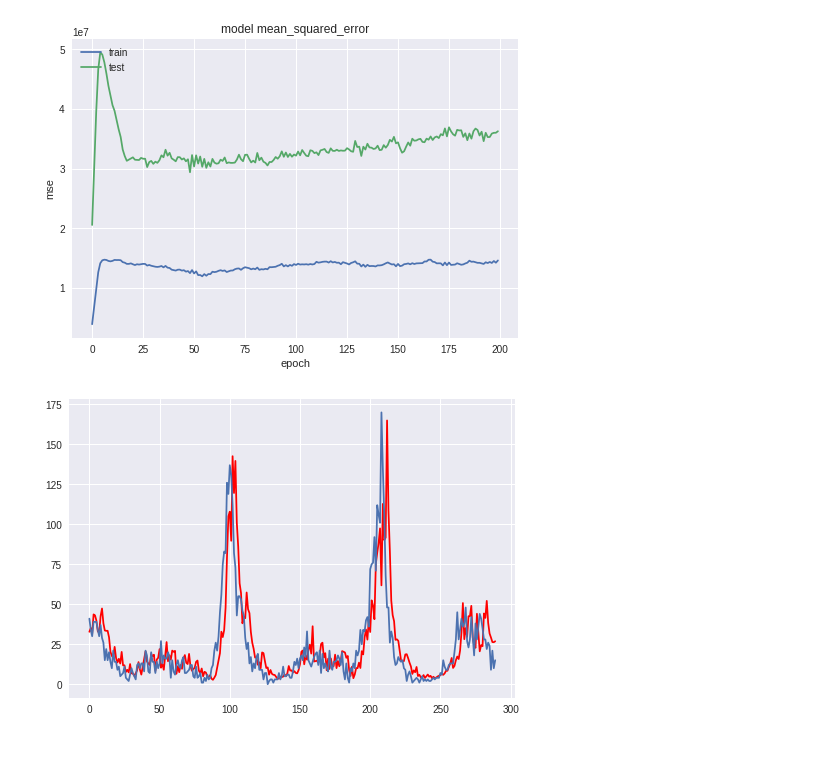
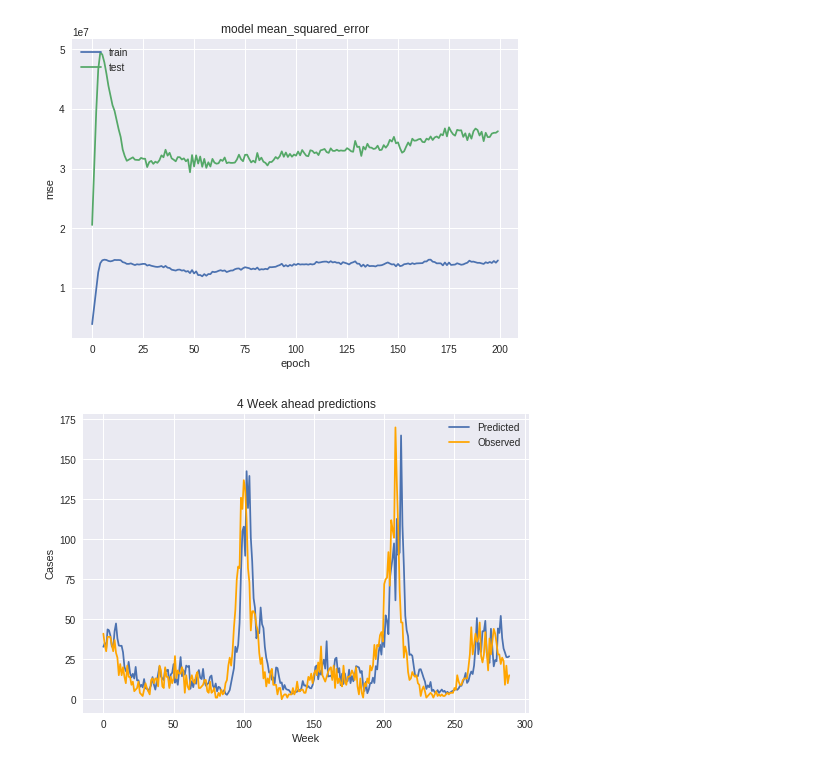
Before and after one commit to elapuestojoe/cdcDengue, a Jupyter notebook: SanJuanModels/4Weeks/LSTM_4Weeks_SanJuan.ipynb, the cells around one changed output. Drawn from its saved outputs; the diff is of its cells as text; code cells hidden in the pictures.

```diff
--- a/SanJuanModels/4Weeks/LSTM_4Weeks_SanJuan.ipynb
+++ b/SanJuanModels/4Weeks/LSTM_4Weeks_SanJuan.ipynb
@@ -157,12 +157,15 @@ Using TensorFlow backend.
 [figure]
 # %%
 predictions = model.predict(test_X)
-plt.plot(predictions, color='red')
-
-plt.plot(test_y)
+plt.title("4 Week ahead predictions")
+plt.xlabel("Week")
+plt.ylabel("Cases")
+plt.plot(predictions, label="Predicted")
+plt.plot(test_y, label = "Observed", color="orange")
+plt.legend()
 plt.show()
 # %% [output]
-[figure, old version]
+[figure, new version]
 # %%
 from sklearn.metrics import mean_squared_error
 
```
Also changed, not shown: parts of 1 cell of this notebook, 5 other files.
